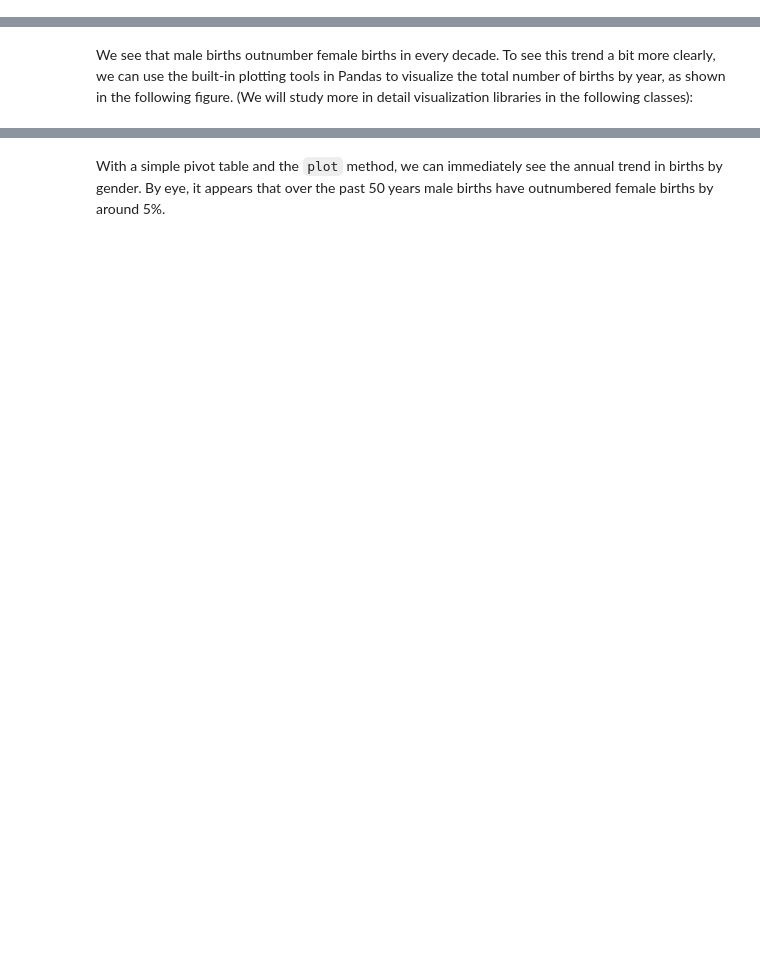
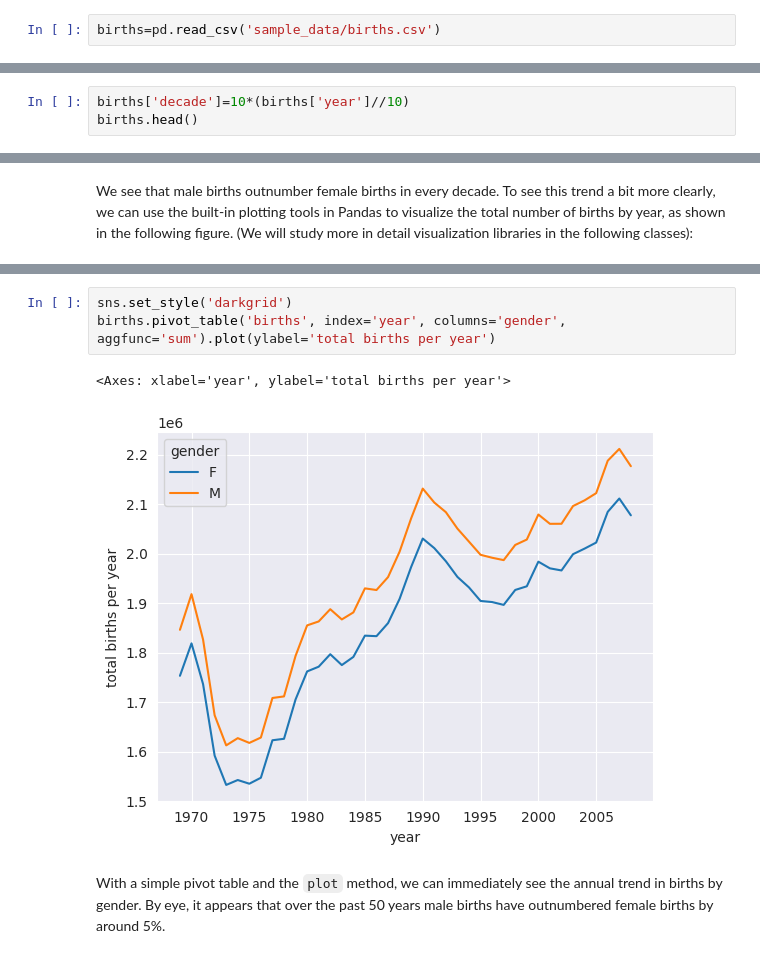
Before and after one commit to jimmynkim/DAEM, a Jupyter notebook: DAEM23_02.ipynb, the cells around one changed output, grey strips where cells are left out. Drawn from its saved outputs; the diff is of its cells as text; blank space fills up the shorter version.

```diff
--- a/DAEM23_02.ipynb
+++ b/DAEM23_02.ipynb
@@ -717,2 +1094,4 @@ https://raw.githubusercontent.com/jakevdp/data-CDCbirths/master/births.csv
+# %%
+births=pd.read_csv('sample_data/births.csv')
 # %% [markdown]
 Taking a look at the data, we see that it's relatively simple—it contains the number of births grouped by date and gender:
@@ -719,3 +1106,6 @@ Taking a look at the data, we see that it's relatively simple—it contains the
 # %% [markdown]
 We can start to understand this data a bit more by using a pivot table.
 Let's add a `decade` column, and take a look at male and female births as a function of decade:
+# %%
+births['decade']=10*(births['year']//10)
+births.head()
@@ -725,2 +1139,8 @@ To see this trend a bit more clearly, we can use the built-in plotting tools in
+# %%
+sns.set_style('darkgrid')
+births.pivot_table('births', index='year', columns='gender', aggfunc='sum').plot(ylabel='total births per year')
+# %% [output]
+<Axes: xlabel='year', ylabel='total births per year'>
+[figure, added]
 # %% [markdown]
 With a simple pivot table and the `plot` method, we can immediately see the annual trend in births by gender. By eye, it appears that over the past 50 years male births have outnumbered female births by around 5%.
```
Also changed, not shown: parts of 53 cells of this notebook.
